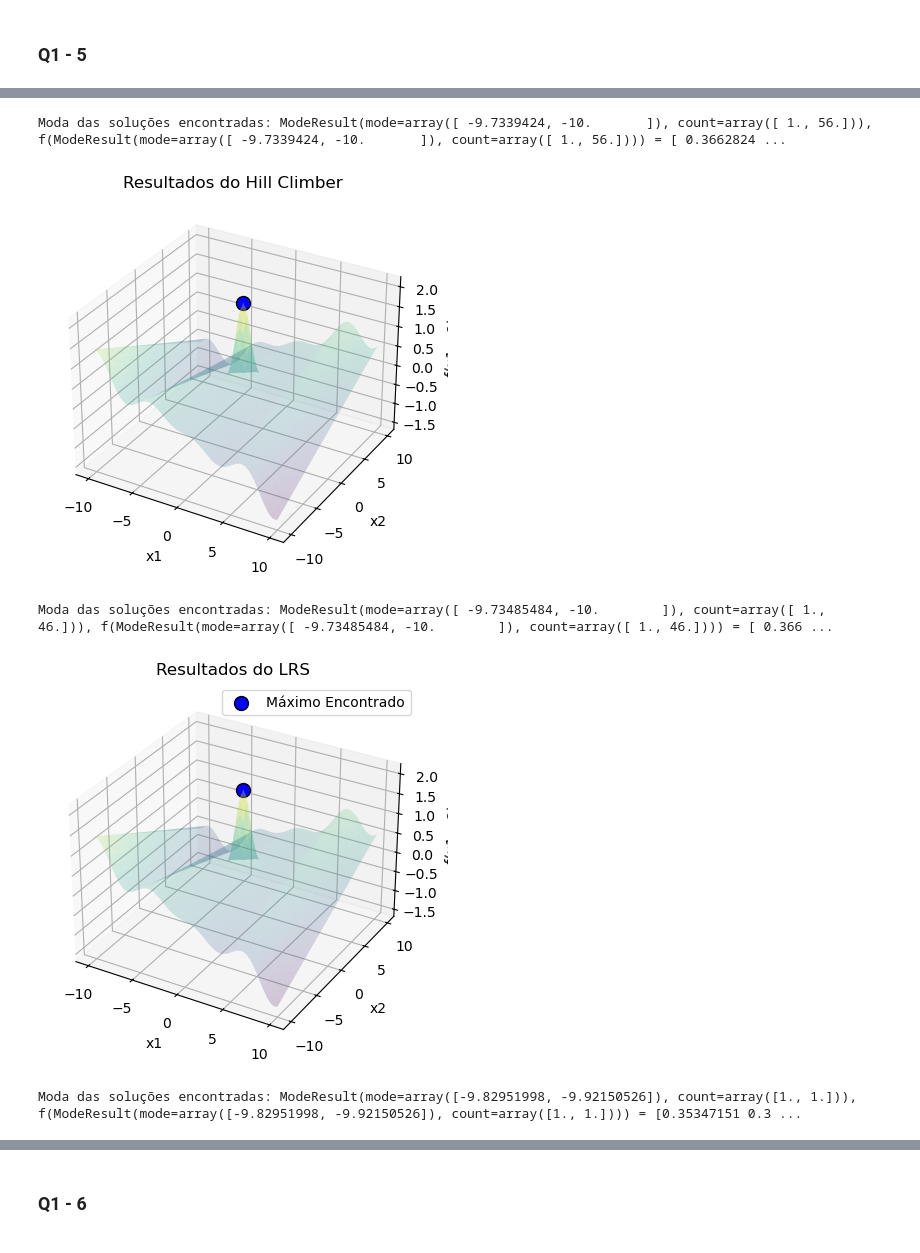
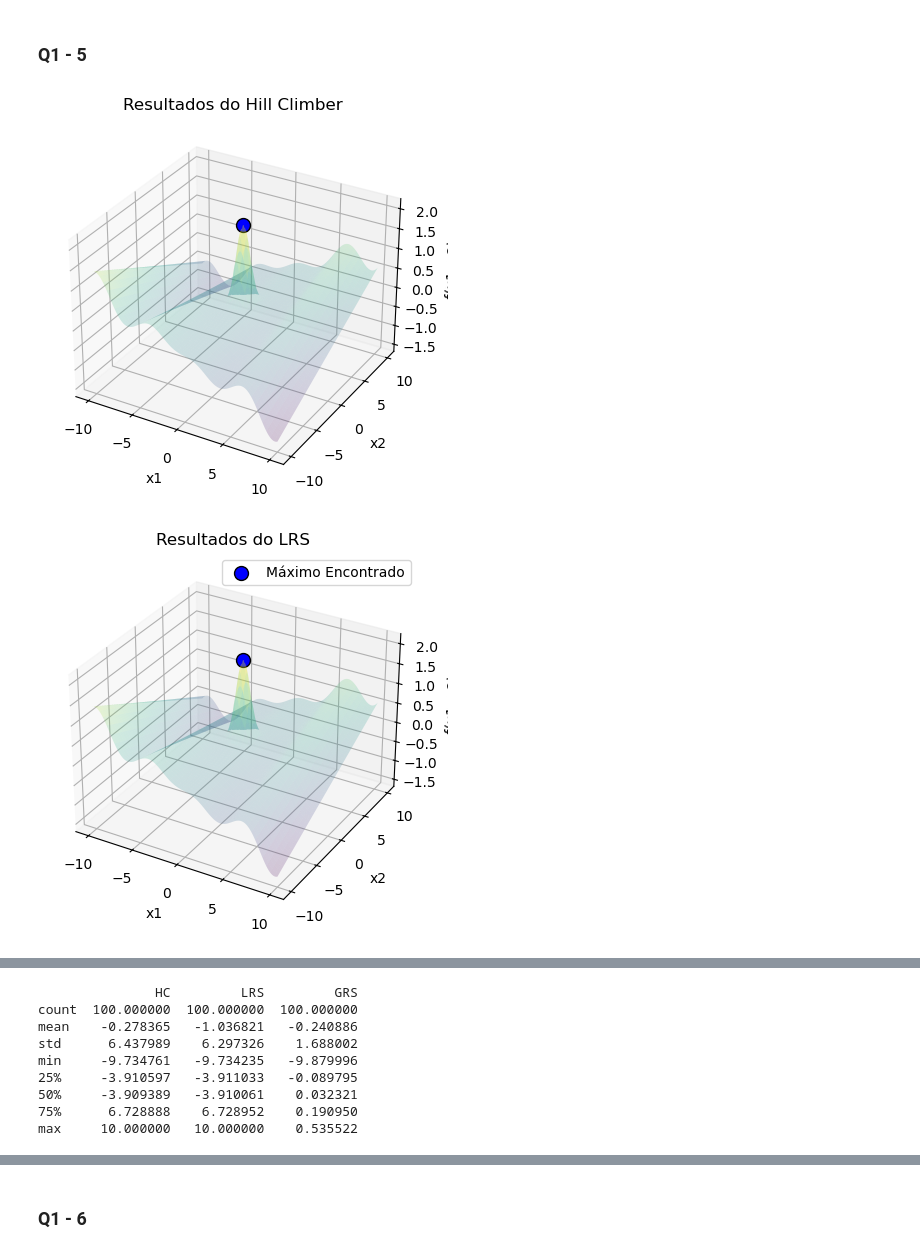
Before and after one commit to clys-man/av3, a Jupyter notebook: main.ipynb, the cells around one changed output, grey strips where cells are left out. Cells and saved outputs as stored; diff of their text form; code cells hidden in the pictures.

```diff
--- a/main.ipynb
+++ b/main.ipynb
@@ -329,21 +371,25 @@ Moda das soluções encontradas: ModeResult(mode=array([-1.07391664, -1.05004346
 # %%
 def f(x1, x2):
     return (x1 * np.cos(x1))/20 + 2 * np.exp(-(x1)**2 - (x2 - 1)**2) + 0.01 * x1 * x2
 
 num_rounds = 100
 optimization_type = 'maximization'
 domain = [(-10, 10), (-10, 10)]
 sigma = 0.1
 
 hill_climber = HillClimber(objective_function=f, optimization_type=optimization_type, domain=domain, num_rounds=num_rounds, sigma=sigma)
 hill_climber.run()
 hill_climber.plot_results()
 
 lrs_min = LRS(objective_function=f, optimization_type=optimization_type, domain=domain, num_rounds=num_rounds, sigma=sigma)
 lrs_min.run()
 lrs_min.plot_results()
 
 grs_max = GRS(objective_function=f, optimization_type=optimization_type, domain=domain, num_rounds=num_rounds)
 grs_max.run()
 grs_max.plot_results()
+
+print_final_metrics(hill_climber, lrs_min, grs_max)
 # %% [output]
+[figure]
+[figure]
@@ -350,5 +397,9 @@ grs_max.plot_results()
-Moda das soluções encontradas: ModeResult(mode=array([ -9.7339424, -10.       ]), count=array([ 1., 56.])), f(ModeResult(mode=array([ -9.7339424, -10.       ]), count=array([ 1., 56.]))) = [ 0.3662824 ...
+               HC         LRS         GRS
+count  100.000000  100.000000  100.000000
+mean    -0.278365   -1.036821   -0.240886
+std      6.437989    6.297326    1.688002
+min     -9.734761   -9.734235   -9.879996
+25%     -3.910597   -3.911033   -0.089795
+50%     -3.909389   -3.910061    0.032321
+75%      6.728888    6.728952    0.190950
+max     10.000000   10.000000    0.535522
-[figure]
-Moda das soluções encontradas: ModeResult(mode=array([ -9.73485484, -10.        ]), count=array([ 1., 46.])), f(ModeResult(mode=array([ -9.73485484, -10.        ]), count=array([ 1., 46.]))) = [ 0.366 ...
-[figure]
-Moda das soluções encontradas: ModeResult(mode=array([-9.82951998, -9.92150526]), count=array([1., 1.])), f(ModeResult(mode=array([-9.82951998, -9.92150526]), count=array([1., 1.]))) = [0.35347151 0.3 ...
```
Also changed, not shown: parts of 12 cells of this notebook, 1 other file.
